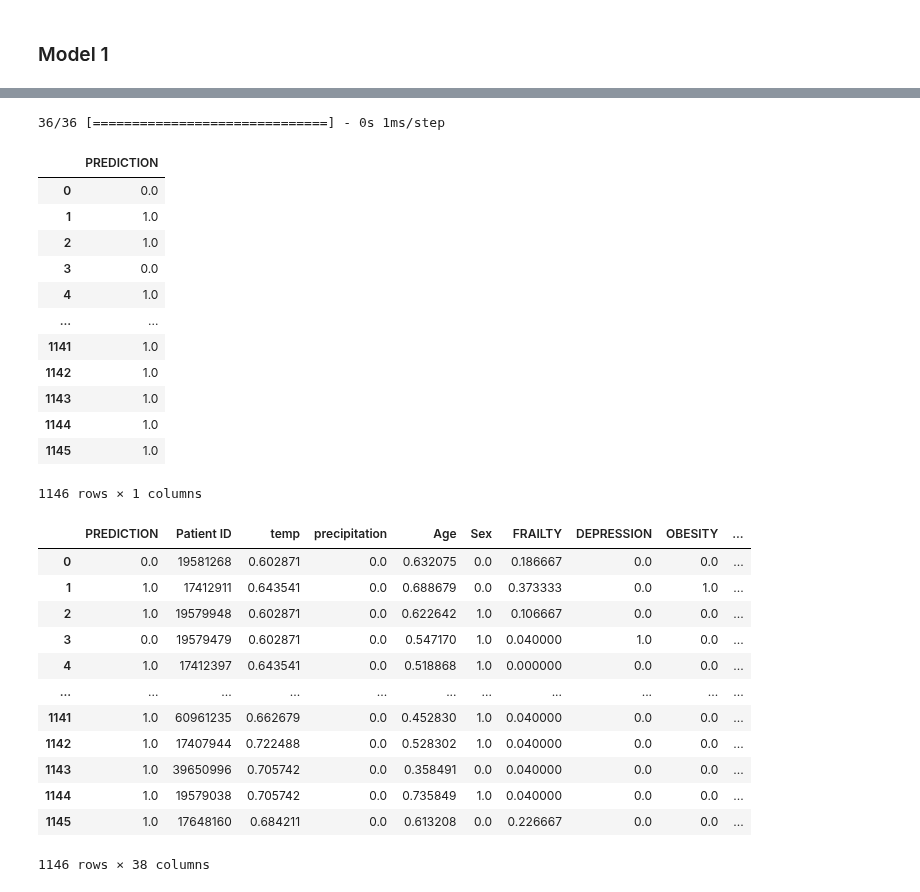
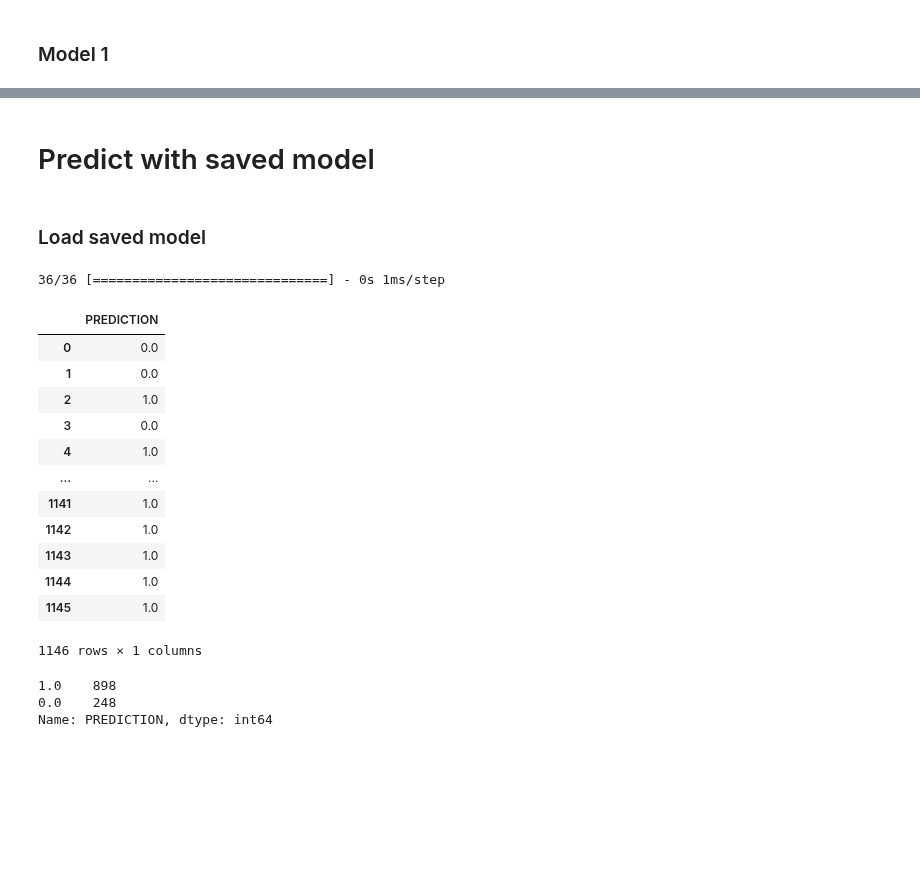
Before and after one commit to janduplessis883/project-showupforhealth, a Jupyter notebook: notebooks/alex_DL_MODEL_test_ECS.ipynb, the cells around one changed output, grey strips where cells are left out. Saved outputs shown, nothing was run; the diff lists cells and outputs as text; code cells hidden in the pictures; blank space fills up the shorter version.

```diff
--- a/notebooks/alex_DL_MODEL_test_ECS.ipynb
+++ b/notebooks/alex_DL_MODEL_test_ECS.ipynb
@@ -219,13 +225,20 @@ Wall time: 1min 30s
+# %% [markdown]
+# Predict with saved model
+# %% [markdown]
+### Load saved model
+# %%
+from tensorflow.keras.models import load_model
+model_two = load_model('model_two.h5')
 # %%
-model_one_pred = model_one.predict(ecs_scaled)
-model_one_pred = (model_one_pred > 0.5).astype(np.float32)
-model_one_pred = pd.DataFrame(model_one_pred).rename(columns={0:'PREDICTION'})
-model_one_pred
+model_two_pred = model_two.predict(ecs_scaled)
+model_two_pred = (model_two_pred > 0.5).astype(np.float32)
+model_two_pred = pd.DataFrame(model_two_pred).rename(columns={0:'PREDICTION'})
+model_two_pred
 # %% [output]
 36/36 [==============================] - 0s 1ms/step
 |  | PREDICTION |
 | 0 | 0.0 |
-| 1 | 1.0 |
+| 1 | 0.0 |
 | 2 | 1.0 |
 | 3 | 0.0 |
 | 4 | 1.0 |
@@ -237,19 +250,9 @@ model_one_pred
 | 1145 | 1.0 |
 1146 rows × 1 columns
 # %%
-final_df = model_one_pred.join(ecs_patient_id).join(ecs_scaled)
-final_df
+pred_df = model_two_pred.join(ecs_patient_id)
+pred_df['PREDICTION'].value_counts()
 # %% [output]
-|  | PREDICTION | Patient ID | temp | precipitation | Age | Sex | FRAILTY | DEPRESSION | OBESITY | ... |
-| 0 | 0.0 | 19581268 | 0.602871 | 0.0 | 0.632075 | 0.0 | 0.186667 | 0.0 | 0.0 | ... |
-| 1 | 1.0 | 17412911 | 0.643541 | 0.0 | 0.688679 | 0.0 | 0.373333 | 0.0 | 1.0 | ... |
-| 2 | 1.0 | 19579948 | 0.602871 | 0.0 | 0.622642 | 1.0 | 0.106667 | 0.0 | 0.0 | ... |
-| 3 | 0.0 | 19579479 | 0.602871 | 0.0 | 0.547170 | 1.0 | 0.040000 | 1.0 | 0.0 | ... |
-| 4 | 1.0 | 17412397 | 0.643541 | 0.0 | 0.518868 | 1.0 | 0.000000 | 0.0 | 0.0 | ... |
-| ... | ... | ... | ... | ... | ... | ... | ... | ... | ... | ... |
-| 1141 | 1.0 | 60961235 | 0.662679 | 0.0 | 0.452830 | 1.0 | 0.040000 | 0.0 | 0.0 | ... |
-| 1142 | 1.0 | 17407944 | 0.722488 | 0.0 | 0.528302 | 1.0 | 0.040000 | 0.0 | 0.0 | ... |
-| 1143 | 1.0 | 39650996 | 0.705742 | 0.0 | 0.358491 | 0.0 | 0.040000 | 0.0 | 0.0 | ... |
-| 1144 | 1.0 | 19579038 | 0.705742 | 0.0 | 0.735849 | 1.0 | 0.040000 | 0.0 | 0.0 | ... |
-| 1145 | 1.0 | 17648160 | 0.684211 | 0.0 | 0.613208 | 0.0 | 0.226667 | 0.0 | 0.0 | ... |
-1146 rows × 38 columns
+1.0    898
+0.0    248
+Name: PREDICTION, dtype: int64
```
Also changed, not shown: parts of 15 cells of this notebook.
